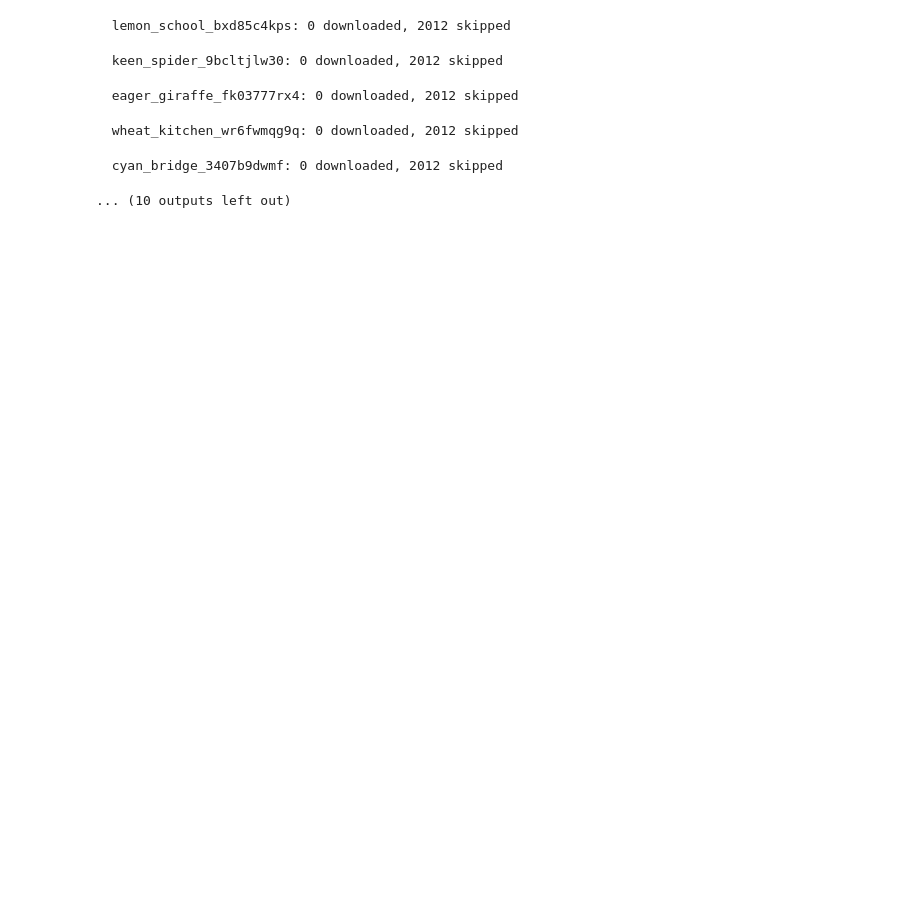
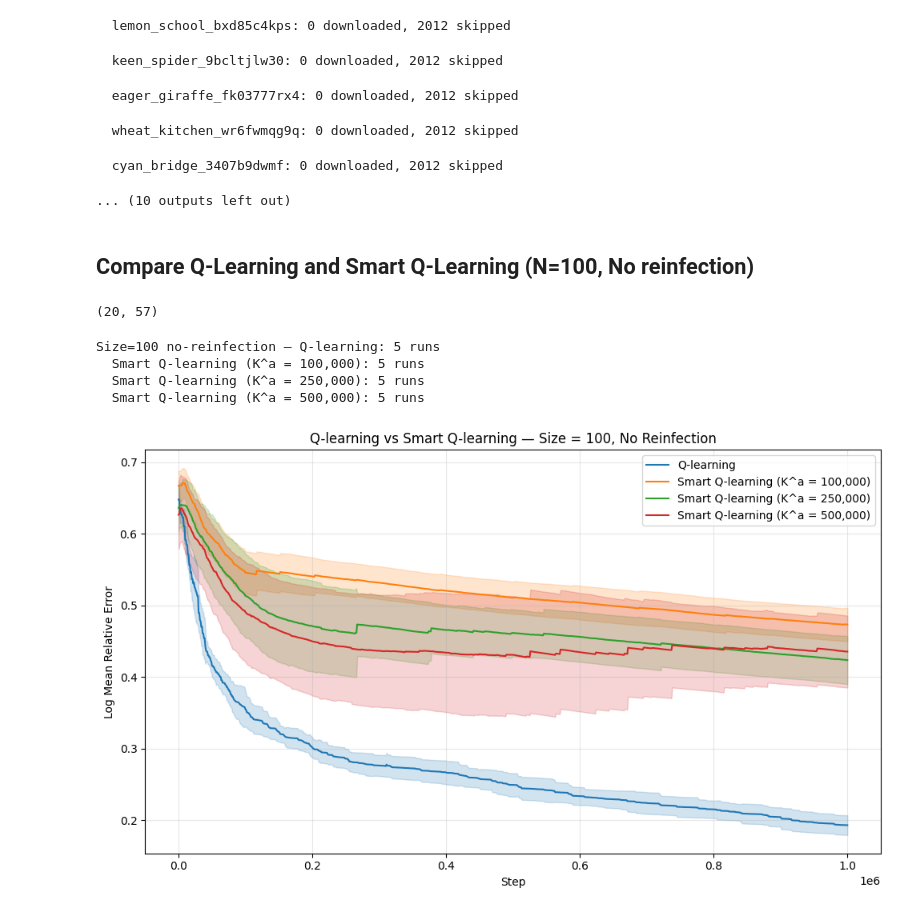
Before and after one commit to ccarballolozano/epidemic-models-rl, a Jupyter notebook: experiments/Compare_Two_Stage_Q_Learning_Performance.ipynb, the cells around one changed output. Saved outputs shown, nothing was run; the diff lists cells and outputs as text; code cells hidden in the pictures; blank space fills up the shorter version.

```diff
--- a/experiments/Compare_Two_Stage_Q_Learning_Performance.ipynb
+++ b/experiments/Compare_Two_Stage_Q_Learning_Performance.ipynb
@@ -587,3 +587,68 @@ plt.show()
   wheat_kitchen_wr6fwmqg9q: 0 downloaded, 2012 skipped
   cyan_bridge_3407b9dwmf: 0 downloaded, 2012 skipped
 ... (10 outputs left out)
+# %% [markdown]
+## Compare Q-Learning and Smart Q-Learning (N=100, No reinfection)
+# %%
+experiment = mlflow.get_experiment_by_name("SIRS-Q-Learning")
+runs_size_100_no_reinf_all = mlflow.search_runs(
+    experiment_ids=[experiment.experiment_id],
+    filter_string="tags.run_group = 'q_learning_100_noreinf' OR tags.run_group = 'smart_100_noreinf'",
+    order_by=["start_time DESC"],
+)
+
+# ── Filter before downloading ──────────────────────────────────────────────
+stage2_extra_steps_filter_100 = "1"  # set to None to include all two_stages runs
+selected_ka_100 = ["100000", "250000", "500000"]  # e.g. ["100000", "250000", "500000"] or None to plot all
+
+runs_size_100_no_reinf = runs_size_100_no_reinf_all[
+    (runs_size_100_no_reinf_all["tags.learn_mode"] == "complete")
+    | (
+        (runs_size_100_no_reinf_all["tags.learn_mode"] == "two_stages")
+        & (
+            stage2_extra_steps_filter_100 is None
+            or runs_size_100_no_reinf_all["params.stage2_absorbing_extra_steps"] == stage2_extra_steps_filter_100
+        )
+        & (
+            selected_ka_100 is None
+            or runs_size_100_no_reinf_all["params.first_stage_steps"].isin(selected_ka_100)
+        )
+    )
+]
+runs_size_100_no_reinf.shape
+# %% [output]
+(20, 57)
+# %%
+metrics_size_100_no_reinf = fetch_metrics_for_runs(client, runs_size_100_no_reinf)
+complete_size_100_no_reinf = metrics_size_100_no_reinf[metrics_size_100_no_reinf["tags.learn_mode"] == "complete"]
+
+two_stage_runs_100 = runs_size_100_no_reinf[runs_size_100_no_reinf["tags.learn_mode"] == "two_stages"]
+available_ka_100 = sorted(
+    two_stage_runs_100["params.first_stage_steps"].dropna().unique(), key=lambda x: int(x)
+)
+ka_to_plot_100 = selected_ka_100 if selected_ka_100 is not None else available_ka_100
+
+two_stage_size_100_no_reinf_series = []
+for ka in ka_to_plot_100:
+    run_ids = two_stage_runs_100[two_stage_runs_100["params.first_stage_steps"] == ka]["run_id"]
+    df = metrics_size_100_no_reinf[metrics_size_100_no_reinf["run_id"].isin(run_ids)]
+    if not df.empty:
+        two_stage_size_100_no_reinf_series.append((f"K^a = {int(ka):,}", df))
+
+print(f"Size=100 no-reinfection — Q-learning: {complete_size_100_no_reinf['run_id'].nunique()} runs")
+for label, df in two_stage_size_100_no_reinf_series:
+    print(f"  Smart Q-learning ({label}): {df['run_id'].nunique()} runs")
+# %% [output]
+Size=100 no-reinfection — Q-learning: 5 runs
+  Smart Q-learning (K^a = 100,000): 5 runs
+  Smart Q-learning (K^a = 250,000): 5 runs
+  Smart Q-learning (K^a = 500,000): 5 runs
+# %%
+plot_mean_mre_multi_ka(
+    complete_size_100_no_reinf,
+    two_stage_size_100_no_reinf_series,
+    "Q-learning vs Smart Q-learning — Size = 100, No Reinfection",
+)
+plt.show()
+# %% [output]
+[figure, added]
```
Also changed, not shown: parts of 2 cells of this notebook.
